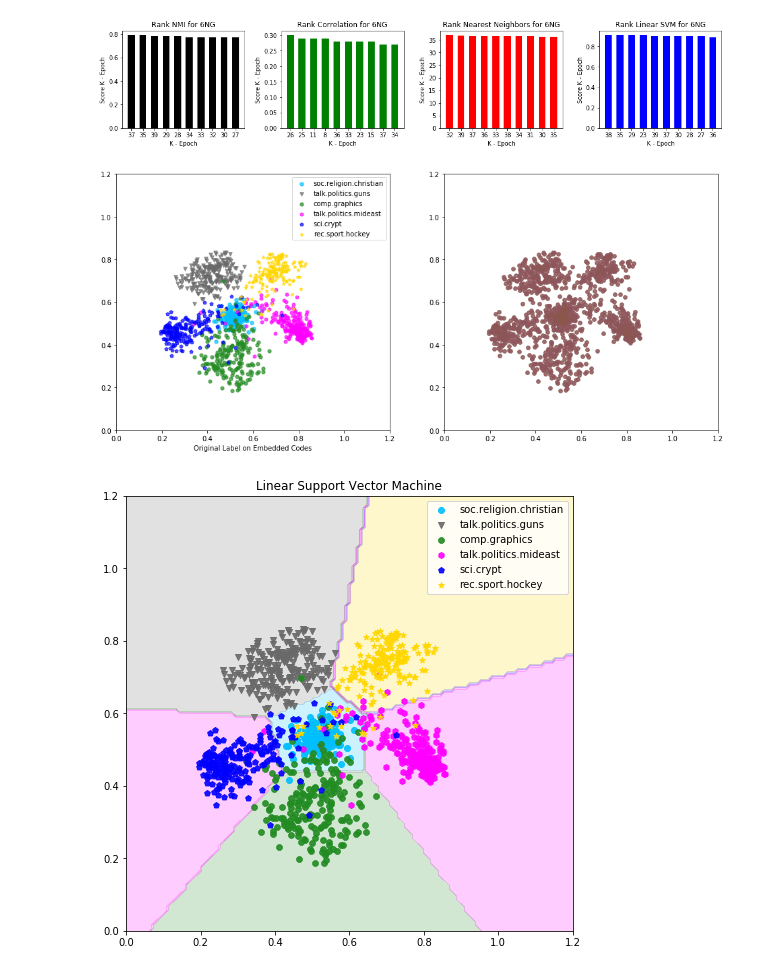
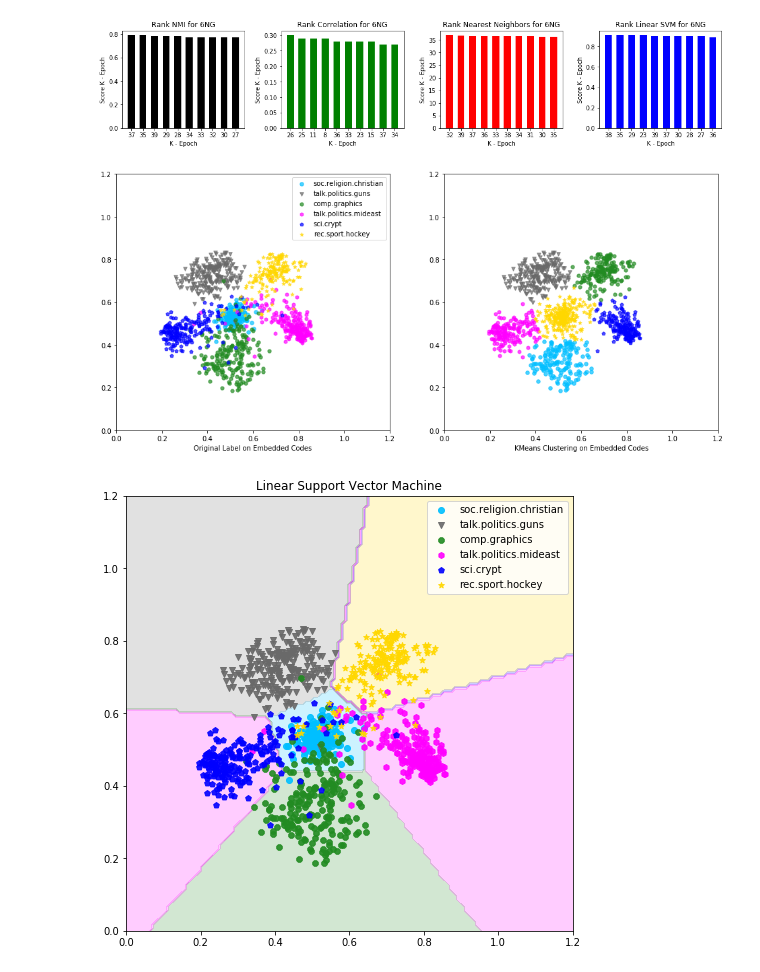
Before and after one commit to saman-nia/Deep-Learning-for-Dimensionality-Reduction, a Jupyter notebook: Text Documents Dimensionality Reduction/SVC_on_6NG_Embedded.ipynb, the cells around one changed output. Drawn from its saved outputs; the diff is of its cells as text; code cells hidden in the pictures.

Commit message:
Run Linear SVM and KMeans on 2 Gained Dimensions for 6NG

```diff
--- a/Text Documents Dimensionality Reduction/SVC_on_6NG_Embedded.ipynb
+++ b/Text Documents Dimensionality Reduction/SVC_on_6NG_Embedded.ipynb
@@ -607,6 +607,8 @@ plt.ylabel('Score K - Epoch')
 plt.show()
 # %% [output]
 [figure]
+# %%
+pred_KMeans_code = k_means(ae_codes, n_groups)
 # %%
 sorted_color = ['deepskyblue','dimgray','forestgreen','fuchsia','b','gold',
                 'green','goldenrod','goldenrod','gray','green','greenyellow',
@@ -617,23 +619,24 @@ markers_list = markers_list[:n_groups]
 # %%
 plt.figure(figsize=(16,7))
 for num in range(n_groups):
   plt.subplot(1,2,1)
   plt.ylim(bottom=0, top=1.2)
   plt.xlim(left=0, right=1.2)
   plt.scatter([ae_codes[:,0][i] for i in range(len(labels_set)) if labels_set[i] == num],
               [ae_codes[:,1][i] for i in range(len(labels_set)) if labels_set[i] == num],
               30, label=categories_lables[num], alpha=0.7, color = sorted_color[num], marker=markers_list[num])
   plt.xlabel('Original Label on Embedded Codes')
   plt.legend(loc='best')
   plt.subplot(1,2,2)
   plt.ylim(bottom=0, top=1.2)
   plt.xlim(left=0, right=1.2)
-  plt.scatter([ae_codes[:,0][i] for i in range(len(labels_set))],
-              [ae_codes[:,1][i] for i in range(len(labels_set))],
-              30, alpha=0.3, marker="o")
+  plt.scatter([ae_codes[:,0][i] for i in range(len(pred_KMeans_code)) if pred_KMeans_code[i] == num],
+              [ae_codes[:,1][i] for i in range(len(pred_KMeans_code)) if pred_KMeans_code[i] == num],
+              30, alpha=0.7, color = sorted_color[num], marker=markers_list[num])
+  plt.xlabel('KMeans Clustering on Embedded Codes')
 plt.show()
 # %% [output]
-[figure, old version]
+[figure, new version]
 # %%
 import matplotlib
 import matplotlib.cm as cm
```
